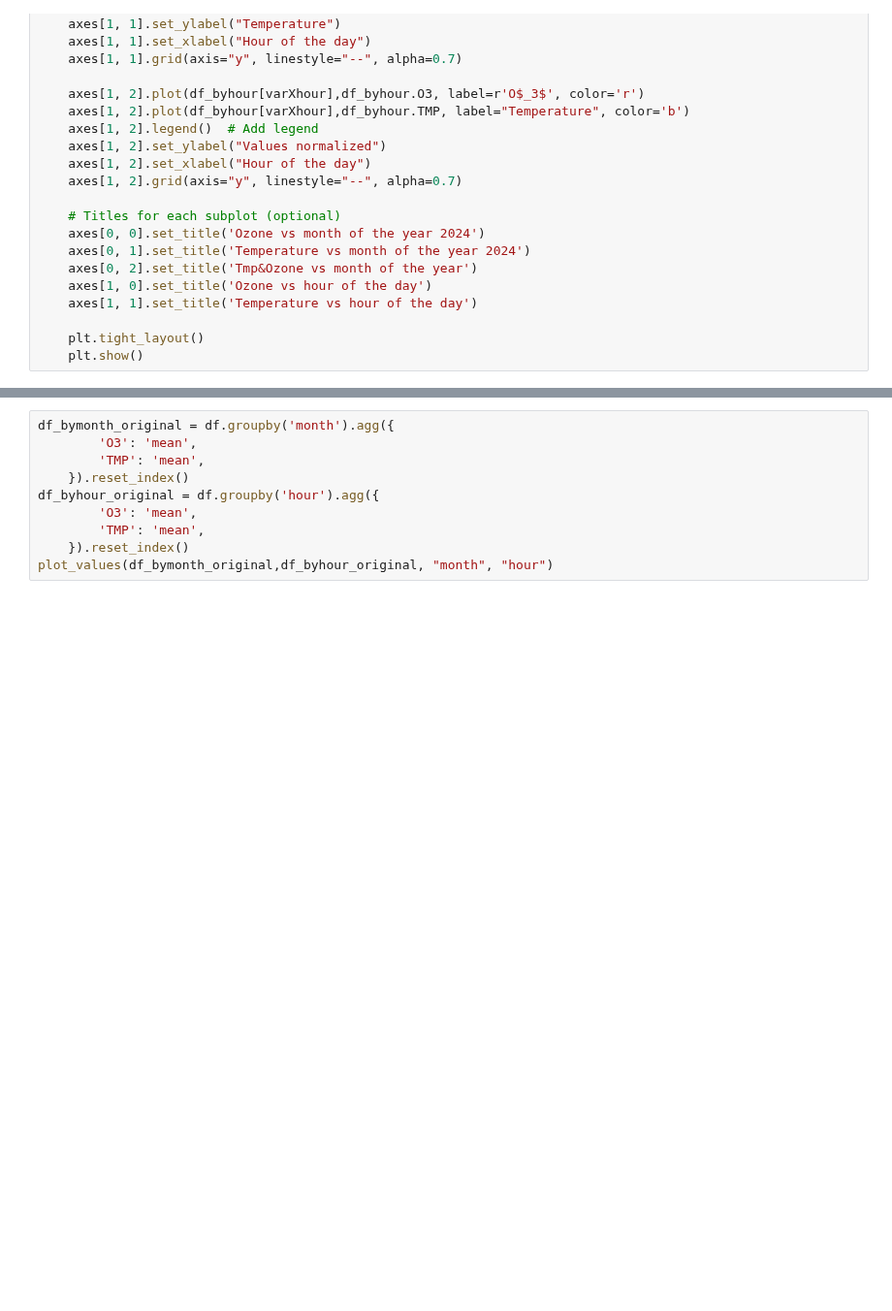
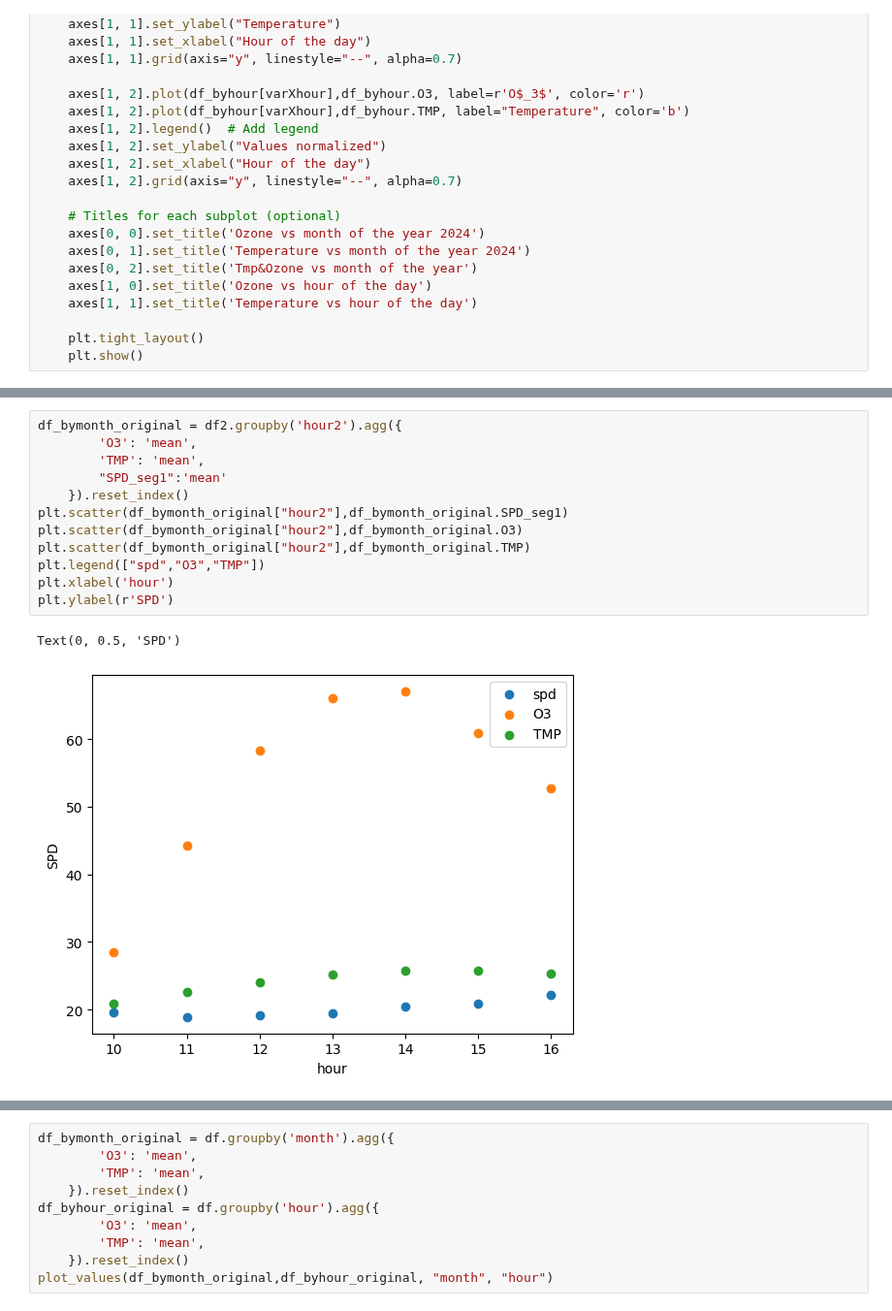
Before and after one commit to vlegaria/air_pollution, a Jupyter notebook: graficas/correlation.ipynb, the cells around one changed output, grey strips where cells are left out. Shown at 97% size. Cells and saved outputs as stored; diff of their text form; blank space fills up the shorter version.

```diff
--- a/graficas/correlation.ipynb
+++ b/graficas/correlation.ipynb
@@ -252,0 +287,15 @@ def plot_values(df_bymonth, df_byhour, varXmonth, varXhour):
+# %%
+df_bymonth_original = df2.groupby('hour2').agg({
+        'O3': 'mean',
+        'TMP': 'mean',
+        "SPD_seg1":'mean'
+    }).reset_index()
+plt.scatter(df_bymonth_original["hour2"],df_bymonth_original.SPD_seg1)
+plt.scatter(df_bymonth_original["hour2"],df_bymonth_original.O3)
+plt.scatter(df_bymonth_original["hour2"],df_bymonth_original.TMP)
+plt.legend(["spd","O3","TMP"])
+plt.xlabel('hour')
+plt.ylabel(r'SPD')
+# %% [output]
+Text(0, 0.5, 'SPD')
+[figure, added]
```
Also changed, not shown: parts of 12 cells of this notebook, 5 other files.
